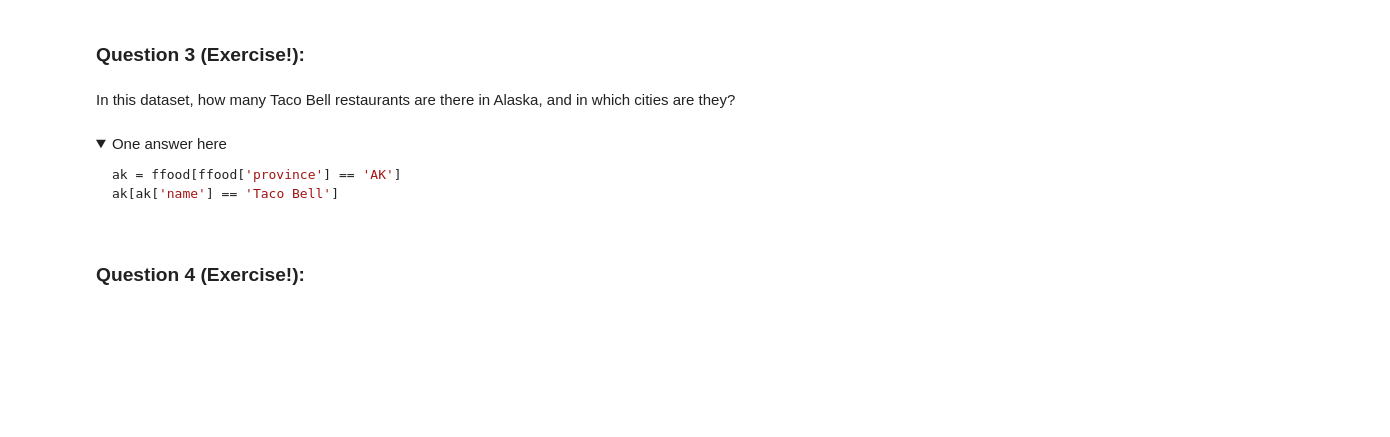
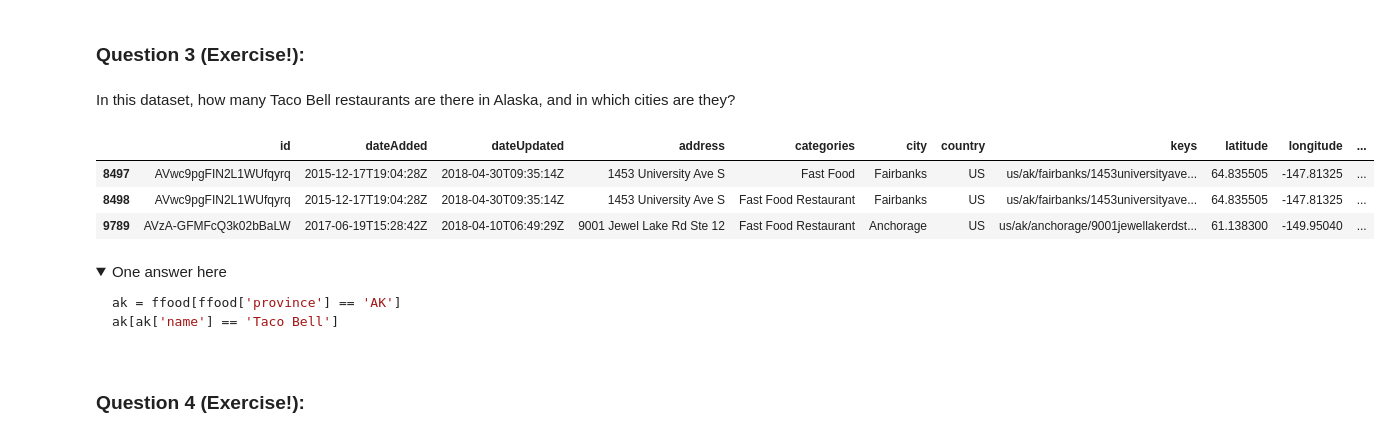
Before and after one commit to valentinecd/DS-DeloitteAIA-07082024, a Jupyter notebook: lecture_materials/07-Descriptive-Analysis/descriptive_stats-slides.ipynb, the cells around one changed output. Cells and saved outputs as stored; diff of their text form; code cells hidden in the pictures; folded sections open; blank space fills up the shorter version.

```diff
--- a/lecture_materials/07-Descriptive-Analysis/descriptive_stats-slides.ipynb
+++ b/lecture_materials/07-Descriptive-Analysis/descriptive_stats-slides.ipynb
@@ -296,6 +300,14 @@ sns.scatterplot(data=buffalo,
 ### Question 3 (Exercise!):
 # %% [markdown]
 In this dataset, how many Taco Bell restaurants are there in Alaska, and in which cities are they?
+# %%
+ak = ffood[ffood['province'] == 'AK']
+ak[ak['name'] == 'Taco Bell']
+# %% [output]
+|  | id | dateAdded | dateUpdated | address | categories | city | country | keys | latitude | longitude | ... |
+| 8497 | AVwc9pgFIN2L1WUfqyrq | 2015-12-17T19:04:28Z | 2018-04-30T09:35:14Z | 1453 University Ave S | Fast Food | Fairbanks | US | us/ak/fairbanks/1453universityave... | 64.835505 | -147.81325 | ... |
+| 8498 | AVwc9pgFIN2L1WUfqyrq | 2015-12-17T19:04:28Z | 2018-04-30T09:35:14Z | 1453 University Ave S | Fast Food Restaurant | Fairbanks | US | us/ak/fairbanks/1453universityave... | 64.835505 | -147.81325 | ... |
+| 9789 | AVzA-GFMFcQ3k02bBaLW | 2017-06-19T15:28:42Z | 2018-04-10T06:49:29Z | 9001 Jewel Lake Rd Ste 12 | Fast Food Restaurant | Anchorage | US | us/ak/anchorage/9001jewellakerdst... | 61.138300 | -149.95040 | ... |
 # %% [markdown]
 <details>
     <summary>One answer here</summary>
```
Also changed, not shown: parts of 6 cells of this notebook.
